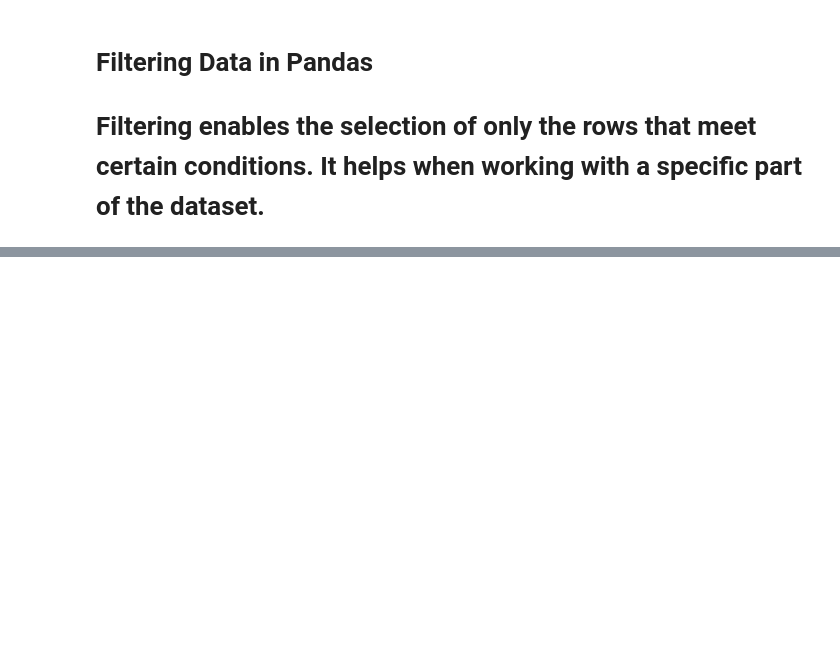
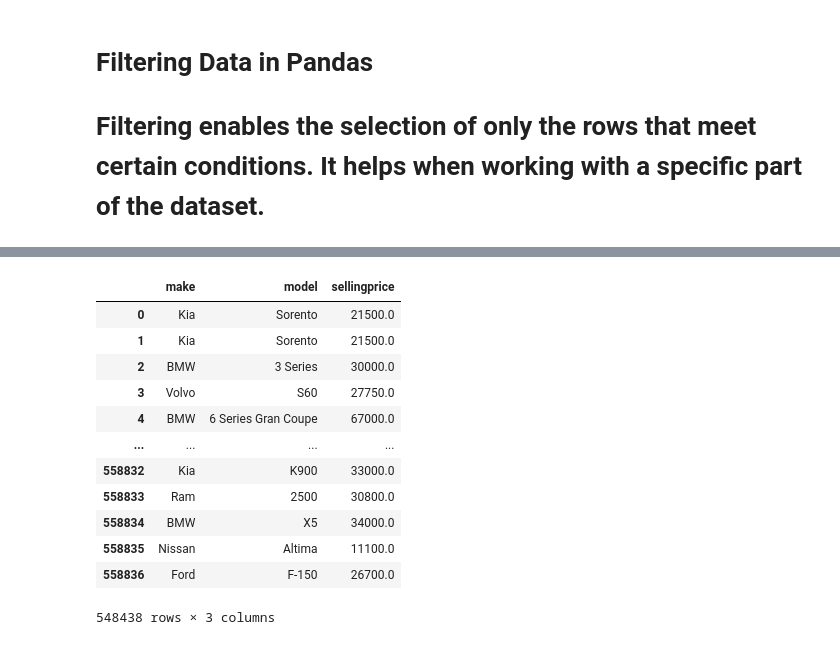
Before and after one commit to benedictamobi-madu-cloud/Git-GitHub, a Jupyter notebook: Pandas_Data_Manipulation.ipynb, the cells around one changed output, grey strips where cells are left out. Drawn from its saved outputs; the diff is of its cells as text; code cells hidden in the pictures; blank space fills up the shorter version.

```diff
--- a/Pandas_Data_Manipulation.ipynb
+++ b/Pandas_Data_Manipulation.ipynb
@@ -328,0 +499,2 @@ toyota_or_honda = df[(df['make'] == 'toyota') | (df['make'] == 'honda')]
+# %%
+df = df.dropna(subset=['model'])
@@ -328,0 +522,18 @@ toyota_or_honda = df[(df['make'] == 'toyota') | (df['make'] == 'honda')]
+# %%
+# B. Multiple Columns
+
+df[['make', 'model', 'sellingprice']]
+# %% [output]
+|  | make | model | sellingprice |
+| 0 | Kia | Sorento | 21500.0 |
+| 1 | Kia | Sorento | 21500.0 |
+| 2 | BMW | 3 Series | 30000.0 |
+| 3 | Volvo | S60 | 27750.0 |
+| 4 | BMW | 6 Series Gran Coupe | 67000.0 |
+| ... | ... | ... | ... |
+| 558832 | Kia | K900 | 33000.0 |
+| 558833 | Ram | 2500 | 30800.0 |
+| 558834 | BMW | X5 | 34000.0 |
+| 558835 | Nissan | Altima | 11100.0 |
+| 558836 | Ford | F-150 | 26700.0 |
+548438 rows × 3 columns
```
Also changed, not shown: parts of 34 cells of this notebook.
